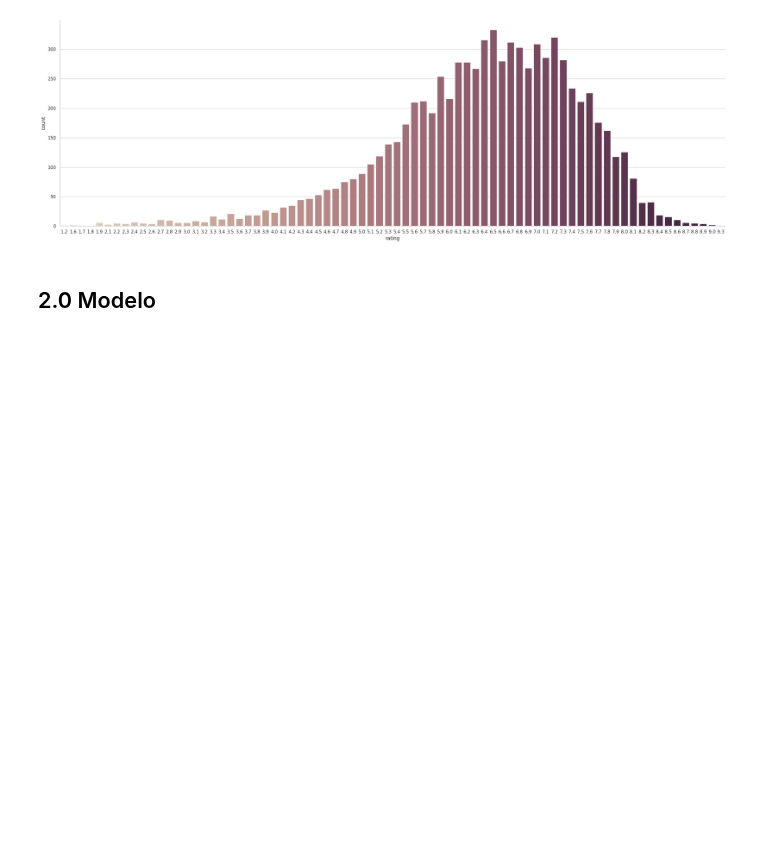
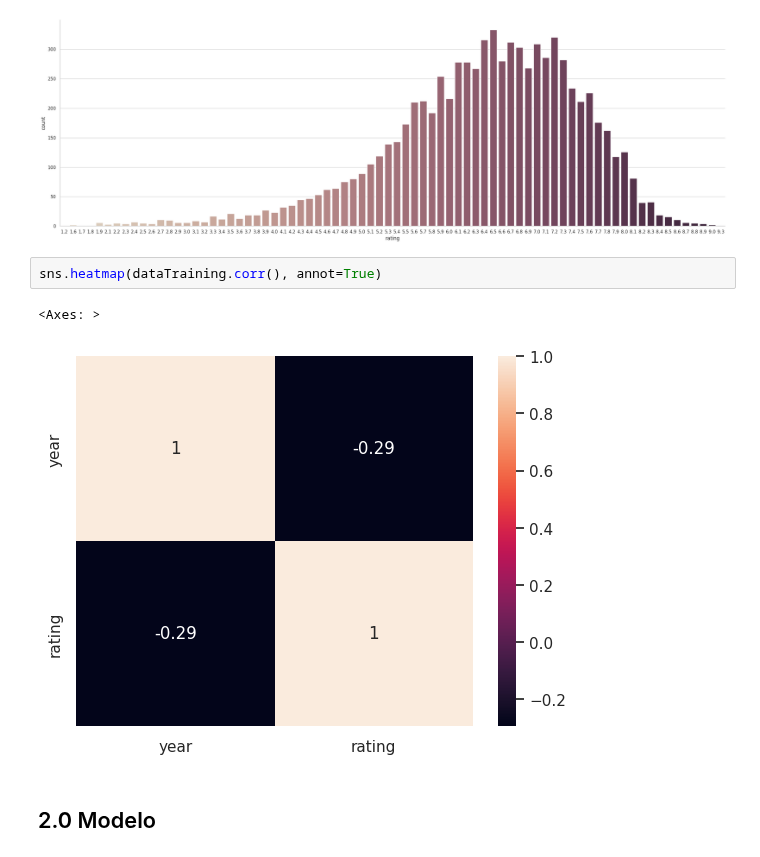
Before and after one commit to AndresAriasG/MIAD_ML_NLP_2023, a Jupyter notebook: Semana 7/S7P1_proyecto2.ipynb, the cells around one changed output. Saved outputs shown, nothing was run; the diff lists cells and outputs as text; blank space fills up the shorter version.

```diff
--- a/Semana 7/S7P1_proyecto2.ipynb
+++ b/Semana 7/S7P1_proyecto2.ipynb
@@ -170,6 +202,11 @@ sns.catplot(x="rating", kind="count", palette="ch:.25", data=dataTraining, heigh
 # %% [output]
 <seaborn.axisgrid.FacetGrid at 0x...>
 [figure]
+# %%
+sns.heatmap(dataTraining.corr(), annot=True)
+# %% [output]
+<Axes: >
+[figure, added]
 # %% [markdown]
 ## 2.0 Modelo
 # %% [markdown]
```
Also changed, not shown: parts of 11 cells of this notebook.
